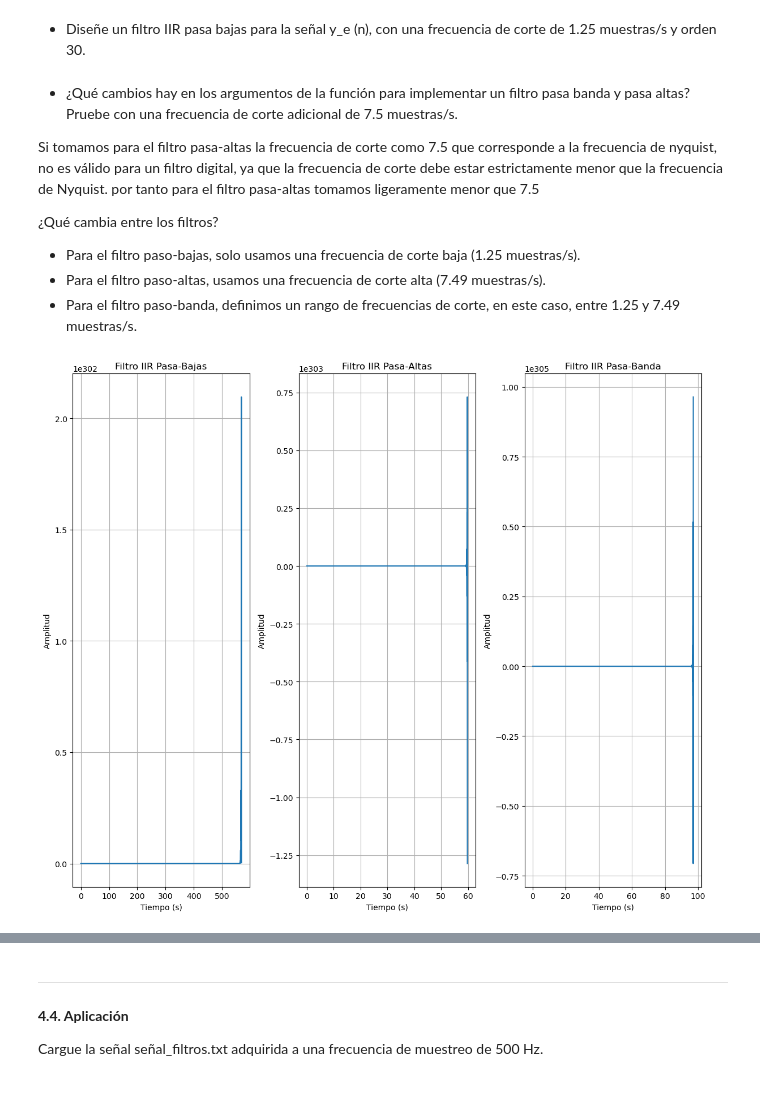
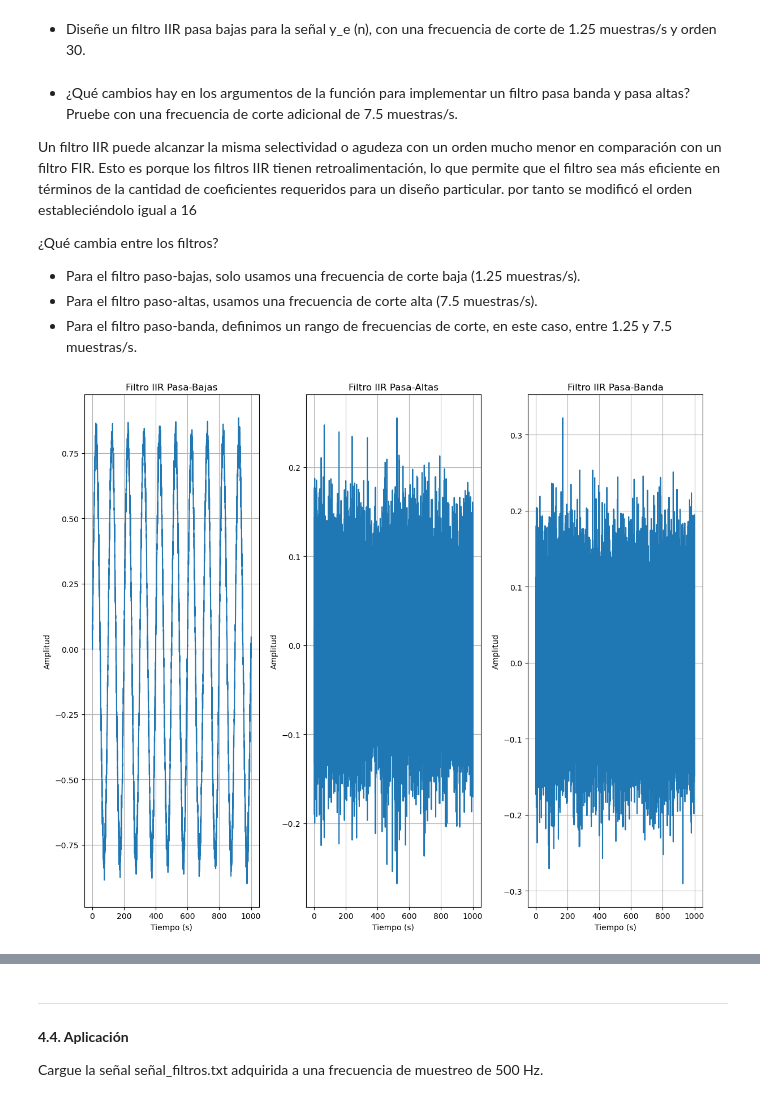
Before and after one commit to LuEnciso21/BIOSENALES24II, a Jupyter notebook: Practica6/P6_FILTROS_LUISAENCISO_JADERCHINGAL.ipynb, the cells around one changed output, grey strips where cells are left out. Drawn from its saved outputs; the diff is of its cells as text; code cells hidden in the pictures.

```diff
--- a/Practica6/P6_FILTROS_LUISAENCISO_JADERCHINGAL.ipynb
+++ b/Practica6/P6_FILTROS_LUISAENCISO_JADERCHINGAL.ipynb
@@ -263,2 +305,7 @@ low_cutoff = 1.25 / nyquist   # Para el filtro paso-bajas
+# %%
+order_IIR = 16 # orden calculado segun requerimientos
+nyquist = Fs/2 # frecuencia de nyquist
+wn_h = 7.5/nyquist #frecuencia de corte normalizada respecto nyquist
+wn_l = 1.25/nyquist #frecuencia de corte normalizada respecto nyquist
 # %% [markdown]
 * Diseñe un filtro IIR pasa bajas para la señal y_e (n), con una frecuencia de corte de 1.25 muestras/s y orden 30.
@@ -269,11 +312,13 @@ ye_low_filtered = lfilter(b_low, a_low, y_e)  # Aplicar el filtro paso-bajas a l
+# %%
+b_low, a_low = signal.iirfilter(order_IIR, wn_l, btype='low', analog=False, ftype='butter')
+IIR_lowpass = signal.filtfilt(b_low, a_low, y_e)
 # %% [markdown]
 * ¿Qué cambios hay en los argumentos de la función para implementar un filtro pasa banda y pasa altas? Pruebe con una frecuencia de corte adicional de 7.5 muestras/s.
 
-Si tomamos para el filtro pasa-altas la frecuencia de corte como 7.5 que corresponde a la frecuencia de nyquist, no es válido para un filtro digital, ya que la frecuencia de corte debe estar estrictamente menor que la frecuencia de Nyquist.
-por tanto para el filtro pasa-altas tomamos ligeramente menor que 7.5
+Un filtro IIR puede alcanzar la misma selectividad o agudeza con un orden mucho menor en comparación con un filtro FIR. Esto es porque los filtros IIR tienen retroalimentación, lo que permite que el filtro sea más eficiente en términos de la cantidad de coeficientes requeridos para un diseño particular. por tanto se modificó el orden estableciéndolo igual a 16
 
 ¿Qué cambia entre los filtros?
 
 * Para el filtro paso-bajas, solo usamos una frecuencia de corte baja (1.25 muestras/s).
-* Para el filtro paso-altas, usamos una frecuencia de corte alta (7.49 muestras/s).
-* Para el filtro paso-banda, definimos un rango de frecuencias de corte, en este caso, entre 1.25 y 7.49 muestras/s.
+* Para el filtro paso-altas, usamos una frecuencia de corte alta (7.5 muestras/s).
+* Para el filtro paso-banda, definimos un rango de frecuencias de corte, en este caso, entre 1.25 y 7.5 muestras/s.
@@ -292,32 +325,39 @@ ye_band_filtered = lfilter(b_band, a_band, y_e)  # Aplicar el filtro paso-banda
+# %%
+#filtro pasa alta
+b_high, a_high= signal.iirfilter(order_IIR, wn_h, btype='high', analog=False, ftype='butter')
+IIR_highpass = signal.filtfilt(b_high, a_high, y_e)
+#filtro pasa bajas
+b_band, a_band= signal.iirfilter(order_IIR, [wn_l,wn_h], btype='band', analog=False, ftype='butter')
+IIR_passband = signal.filtfilt(b_band, a_band, y_e)
 # %%
 # Graficar señales filtradas
 plt.figure(figsize=(12, 10))
 
 # Señal filtrada pasa-bajas
 plt.subplot(1, 3, 1)
-plt.plot(n, ye_low_filtered)
+plt.plot(n, IIR_lowpass)
 plt.title('Filtro IIR Pasa-Bajas')
 plt.xlabel('Tiempo (s)')
 plt.ylabel('Amplitud')
 plt.grid()
 
 # Señal filtrada pasa-altas
 plt.subplot(1, 3, 2)
-plt.plot(n, ye_high_filtered)
+plt.plot(n, IIR_highpass)
 plt.title('Filtro IIR Pasa-Altas')
 plt.xlabel('Tiempo (s)')
 plt.ylabel('Amplitud')
 plt.grid()
 
 # Señal filtrada pasa-banda
 plt.subplot(1, 3, 3)
-plt.plot(n, ye_band_filtered)
+plt.plot(n, IIR_passband)
 plt.title('Filtro IIR Pasa-Banda')
 plt.xlabel('Tiempo (s)')
 plt.ylabel('Amplitud')
 plt.grid()
 
 plt.tight_layout()
 plt.show()
 # %% [output]
-[figure, old version]
+[figure, new version]
```
Also changed, not shown: parts of 24 cells of this notebook.
